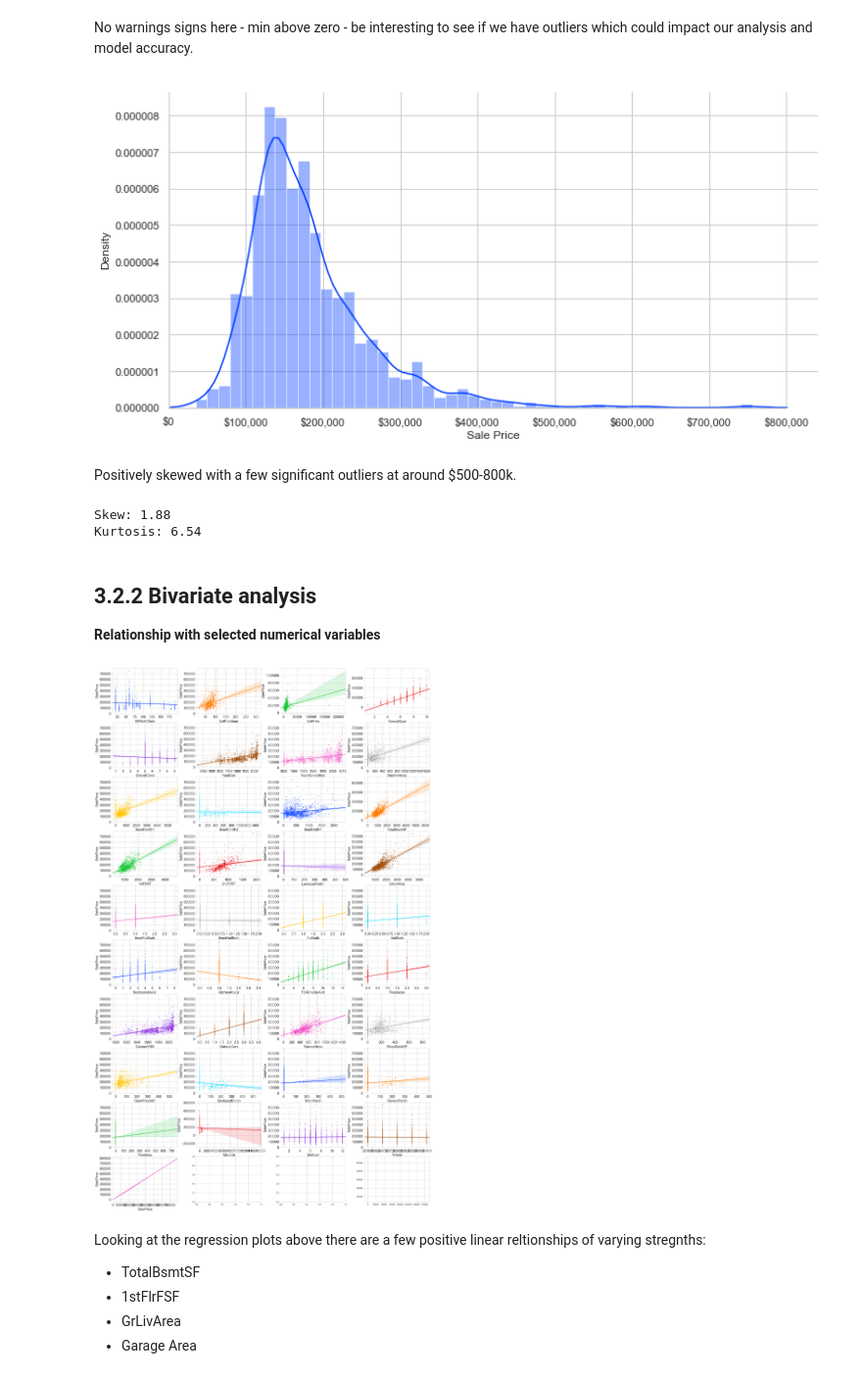
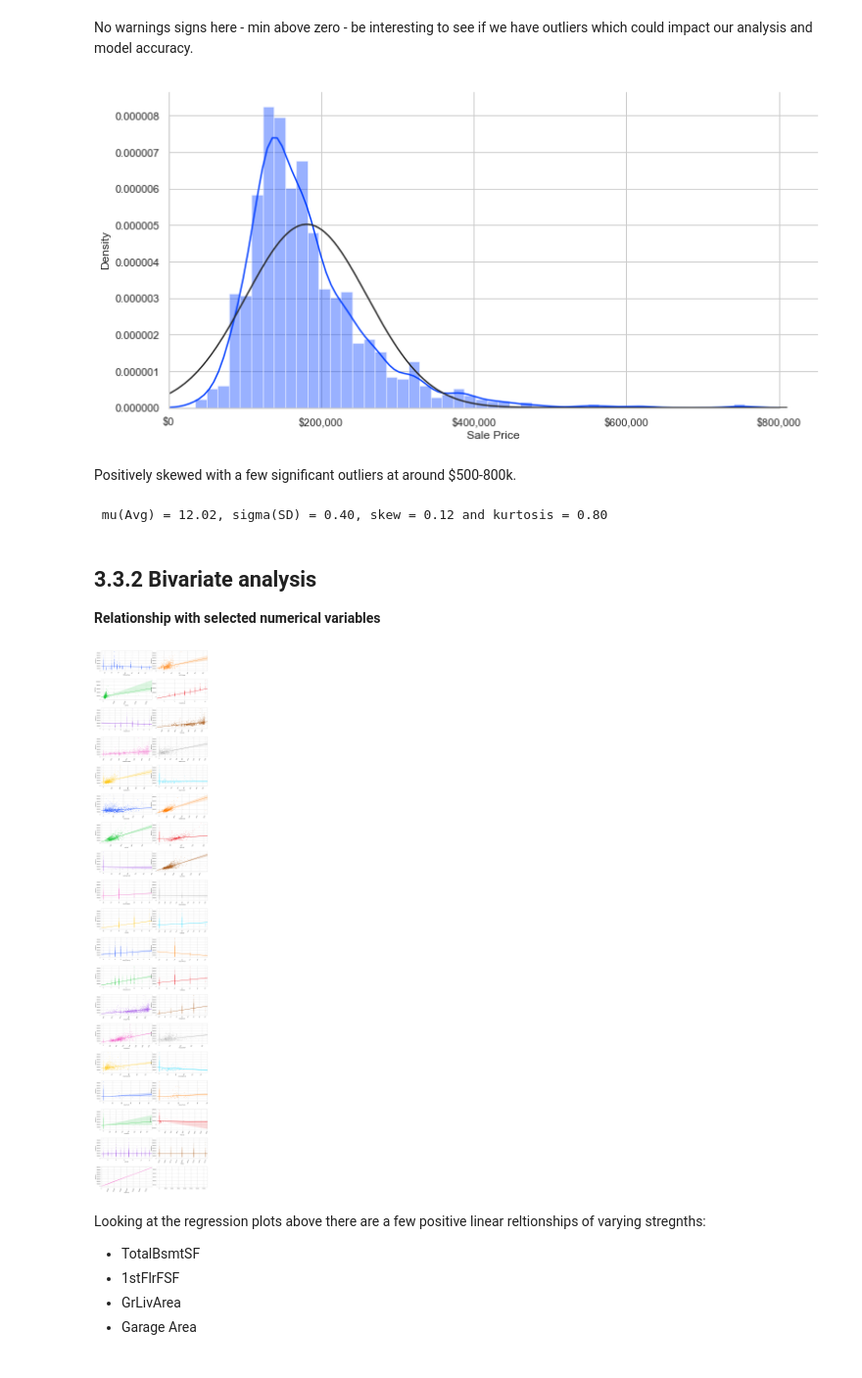
Before and after one commit to Sicro01/Predict-House-Prices, a Jupyter notebook: Ames, Iowa - House Price Prediction (ref. Kaggle Challenge).ipynb, the cells around one changed output. Shown at 98% size. Drawn from its saved outputs; the diff is of its cells as text; code cells hidden in the pictures.

```diff
--- a/Ames, Iowa - House Price Prediction (ref. Kaggle Challenge).ipynb
+++ b/Ames, Iowa - House Price Prediction (ref. Kaggle Challenge).ipynb
@@ -221,10 +240,10 @@ test.csv
 train.csv
 # %%
 # Import Train and Test data
-df_train = pd.read_csv('C:/Users/770000411/OneDrive - Genpact/02 - Personal/Jupyter Projects/Predict House Prices/train.csv')
-df_test = pd.read_csv('C:/Users/770000411/OneDrive - Genpact/02 - Personal/Jupyter Projects/Predict House Prices/test.csv')
+train = pd.read_csv('C:/Users/770000411/OneDrive - Genpact/02 - Personal/Jupyter Projects/Predict House Prices/train.csv')
+test = pd.read_csv('C:/Users/770000411/OneDrive - Genpact/02 - Personal/Jupyter Projects/Predict House Prices/test.csv')
 
-df_train.head()
+train.head()
 # %% [output]
 |  | Id | MSSubClass | MSZoning | LotFrontage | LotArea | Street | Alley | LotShape | LandContour | ... |
 | 0 | 1 | 60 | RL | 65.000 | 8450 | Pave | NaN | Reg | Lvl | ... |
@@ -245,18 +264,18 @@ df_test.head()
 # Save then drop the Id column from Train and Test - not needed for modelling/prediction
 
 # Save Id
-train_id = df_train['Id']
-test_id = df_train['Id']
+train_id = train['Id']
+test_id = train['Id']
 
 # Print shapes before drop
-print('\nBefore shape for {}: {}'.format('df_train', df_train.shape))
-print('\nBefore shape for {}: {}'.format('df_test', df_test.shape))
+print('\nBefore shape for {}: {}'.format('train', train.shape))
+print('\nBefore shape for {}: {}'.format('test', test.shape))
 
 # Drop Id
-df_train.drop('Id', axis=1, inplace=True)
-df_test.drop('Id', axis=1, inplace=True)
+train.drop('Id', axis=1, inplace=True)
+test.drop('Id', axis=1, inplace=True)
 
 # Print shapes after drop
-print('\nAfter shape for {}: {}'.format('df_train', df_train.shape))
-print('\nAfter shape for {}: {}'.format('df_test', df_test.shape))
+print('\nAfter shape for {}: {}'.format('train', train.shape))
+print('\nAfter shape for {}: {}'.format('test', test.shape))
 # %% [output]
@@ -371,57 +386,58 @@ Name: SalePrice, dtype: float64
 No warnings signs here - min above zero - be interesting to see if we have outliers which could impact our analysis and model accuracy.
 # %%
 sns.set(style="whitegrid", palette='bright')
-
+fig, ax = plt.subplots(figsize=(12,6))
 with warnings.catch_warnings():
     warnings.simplefilter("ignore")
     fxn()
-    fig, ax = plt.subplots(figsize=(12,6))
     ax.xaxis.set_major_formatter(FuncFormatter(lambda x, _: '${:,.0F}'.format(x)))
-    p = sns.distplot(df_train['SalePrice'], kde=True, rug=False, ax=ax)
+    p = sns.distplot(train['SalePrice'] , fit=stats.norm, ax=ax)
     ax.set(xlabel='Sale Price', ylabel='Density')
     sns.despine(trim=True)
     p.set(xlim=(0, None), ylim=(0,None))
 # %% [output]
-[figure, old version]
+[figure, new version]
 # %% [markdown]
 Positively skewed with a few significant outliers at around $500-800k.
-# %%
-#skewness and kurtosis
-print("Skew: {:.2f}".format(df_train['SalePrice'].skew()))
-print("Kurtosis: {:.2f}".format(df_train['SalePrice'].kurt()))
-# %% [output]
-Skew: 1.88
-Kurtosis: 6.54
+# %%
+# Get the fitted parameters used by the function plus skewness and kurtosis
+mu, sigma = stats.norm.fit(train['SalePrice'])
+sales_skew = train['SalePrice'].skew()
+sales_kurtosis = train['SalePrice'].kurtosis()
+print( '\n mu(Avg) = {:.2f}, sigma(SD) = {:.2f}, skew = {:.2F} and kurtosis = {:.2F}\n'.format(mu, sigma, sales_skew, sales_kurtosis))
+# %% [output]
+ mu(Avg) = 12.02, sigma(SD) = 0.40, skew = 0.12 and kurtosis = 0.80
 # %% [markdown]
-##  3.2.2 Bivariate analysis
+##  3.3.2 Bivariate analysis
 
 **Relationship with selected numerical variables**
 # %%
-numeric_features = df_train.select_dtypes(exclude=['object']).columns.tolist()
+numeric_features = train.select_dtypes(exclude=['object']).columns.tolist()
 
-grid_cols = 4
+grid_cols = 2
 pair_plots = 1
 grid_rows = math.ceil(len(numeric_features) / ((grid_cols // pair_plots)))
-fig, axes = plt.subplots(grid_rows, grid_cols, figsize=(30,40))
+fig, axes = plt.subplots(grid_rows, grid_cols, figsize=(20,80))
 
 axes = axes.ravel()
 colix = 0
-plt.subplots_adjust(top = 0.99, bottom=0.01, hspace=0.2, wspace=0.3)
+plt.subplots_adjust(top = 0.99, bottom=0.01, hspace=0.4, wspace=0.1)
 with warnings.catch_warnings():
     warnings.simplefilter("ignore")
     fxn()
     for i in range(len(numeric_features)):
         ax = axes[i]
         for label in (ax.get_xticklabels() + ax.get_yticklabels()):
             label.set_fontname('Arial')
-            label.set_fontsize(18)
-        ax.set_ylabel('SalePrice', fontsize=18)
-        ax.set_xlabel(numeric_features[colix], fontsize=18)
+            label.set_fontsize(12)
+        ax.set_ylabel('SalePrice', fontsize=12)
+        ax.set_xlabel(numeric_features[colix], fontsize=12)
+        ax.tick_params(axis='x', rotation=70)
 
-        g = sns.regplot(x=numeric_features[colix], y='SalePrice', ax=ax, data=df_train, scatter_kws={'s':3})
+        g = sns.regplot(x=numeric_features[colix], y='SalePrice', ax=ax, data=train, scatter_kws={'s':3})
         colix += 1
 # %% [output]
-[figure, old version]
+[figure, new version]
 # %% [markdown]
 Looking at the regression plots above there are a few positive linear reltionships of varying stregnths:
 * TotalBsmtSF
```
Also changed, not shown: parts of 150 cells of this notebook.
